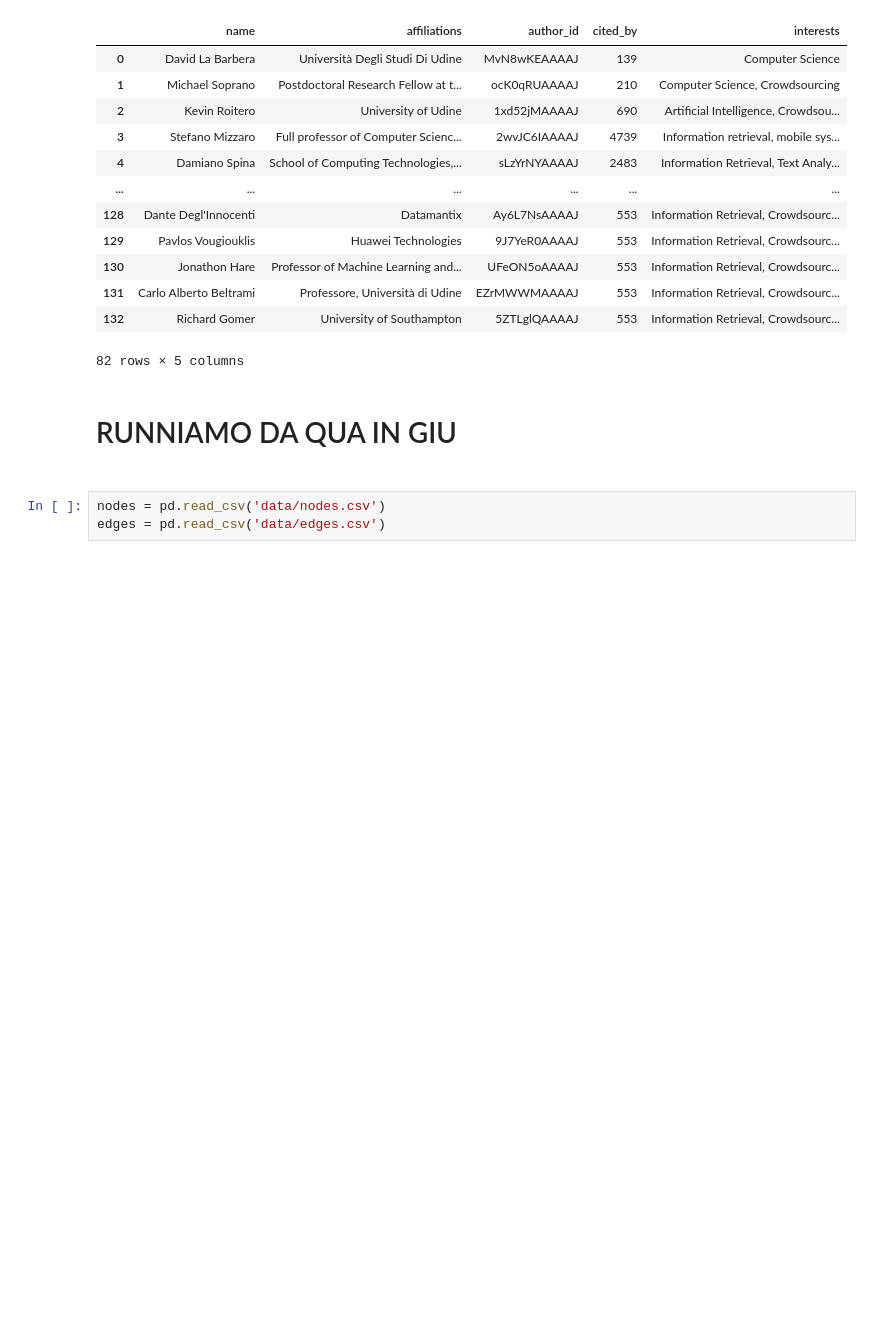
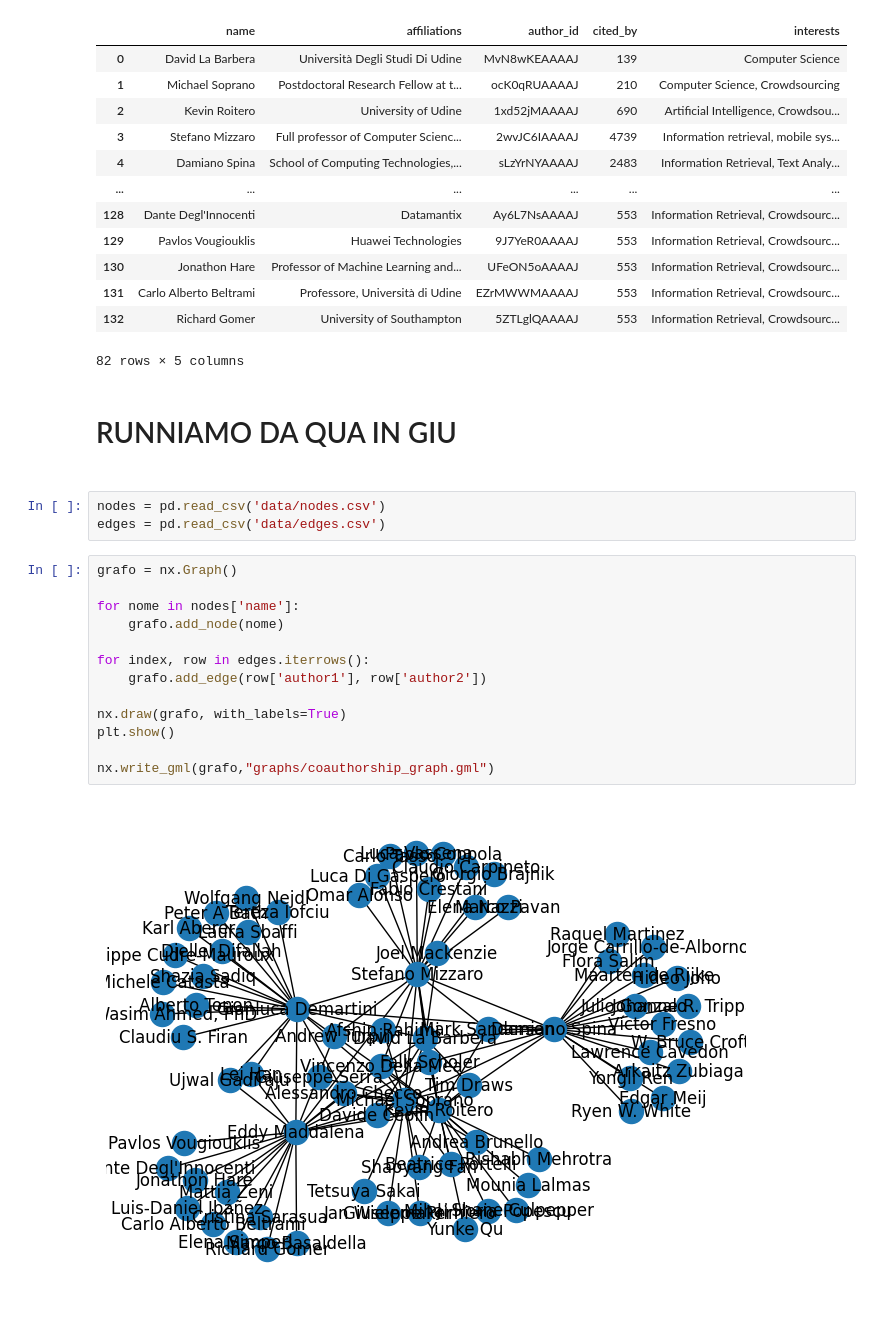
Before and after one commit to g4ix/serpAPI-authors, a Jupyter notebook: progetto-Simeoni_Ramirez_DiNotoMarrella_Pittis.ipynb, the cells around one changed output. Saved outputs shown, nothing was run; the diff lists cells and outputs as text; blank space fills up the shorter version.

```diff
--- a/progetto-Simeoni_Ramirez_DiNotoMarrella_Pittis.ipynb
+++ b/progetto-Simeoni_Ramirez_DiNotoMarrella_Pittis.ipynb
@@ -225,3 +228,18 @@ edges.to_csv('data/edges.csv', index=False)
 # %%
 nodes = pd.read_csv('data/nodes.csv')
 edges = pd.read_csv('data/edges.csv')
+# %%
+grafo = nx.Graph()
+
+for nome in nodes['name']:
+    grafo.add_node(nome)
+
+for index, row in edges.iterrows():
+    grafo.add_edge(row['author1'], row['author2'])
+
+nx.draw(grafo, with_labels=True)
+plt.show()
+
+nx.write_gml(grafo,"graphs/coauthorship_graph.gml")
+# %% [output]
+[figure, added]
```
Also changed, not shown: parts of 2 cells of this notebook, 1 other file.
